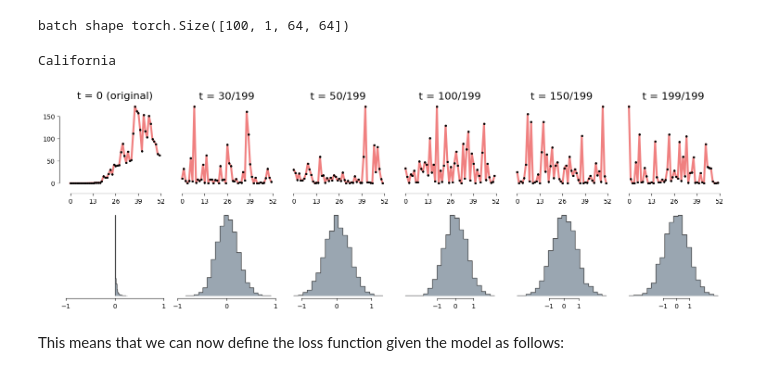
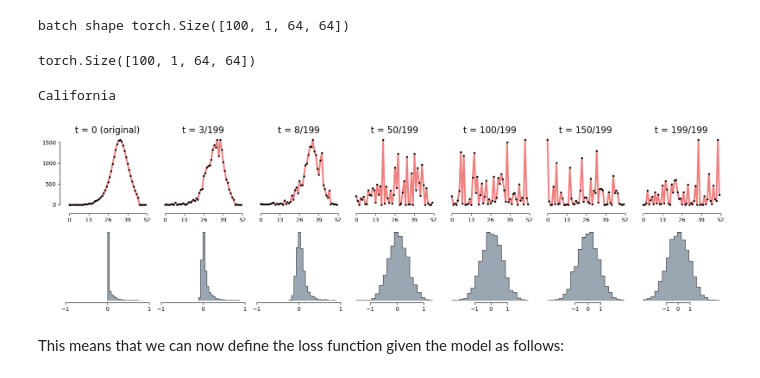
Before and after one commit to CyGei/influpaint, a Jupyter notebook: inpaintingFluForecasts.ipynb, the cells around one changed output. Saved outputs shown, nothing was run; the diff lists cells and outputs as text; code cells hidden in the pictures.

```diff
--- a/inpaintingFluForecasts.ipynb
+++ b/inpaintingFluForecasts.ipynb
@@ -231,11 +223,11 @@ transform = transforms.Compose([
                     data_classes.transform_sqrt,
                     transforms.Lambda(lambda t: data_classes.transform_channelwisescale(t, scale = 1/scaling_per_channel)),
                     transforms.Lambda(lambda t: data_classes.transform_channelwisescale(t, scale = 2)),
-                    transforms.Lambda(lambda t: data_classes.transform_random_padintime(t, min_shift = -20, max_shift = 20)),
-                    transforms.Lambda(lambda t: data_classes.transform_randomscale(t, min=.1, max=1.9)),
+                    #transforms.Lambda(lambda t: data_classes.transform_random_padintime(t, min_shift = -20, max_shift = 20)),
+                    #transforms.Lambda(lambda t: data_classes.transform_randomscale(t, min=.1, max=1.9)),
                     #transforms.Lambda(lambda t: data_classes.transform_randomnoise(t, sigma=.3)),
                     #transforms.Lambda(lambda t: data_classes.transform_skewednoise(t, scale=.4, a=-1.8))
-                    transforms.Lambda(lambda t: data_classes.transform_skewednoise(t, scale=.15, a=0))
+                    #transforms.Lambda(lambda t: data_classes.transform_skewednoise(t, scale=.15, a=0))
         ])
 
 transform_inv = transforms.Compose([
@@ -684,6 +676,10 @@ x_start = next(iter(dataloader))
 print(f"batch shape {batch.shape}")
 # %% [output]
 batch shape torch.Size([100, 1, 64, 64])
+# %%
+x_start.shape
+# %% [output]
+torch.Size([100, 1, 64, 64])
 # %%
 # forward diffusion
 def q_sample(x_start, t, noise=None):
@@ -741,35 +737,35 @@ def plot(imgs, row_title=None, col_title=None, with_histogram=True, plot_size=2,
 
     #if with_orig:
     #    axs[0, 0].set(title='Original')
     #    axs[0, 0].title.set_size(8)
     if row_title is not None:
         for row_idx in range(num_rows):
             axs[row_idx, 0].set(ylabel=row_title[row_idx])
     if col_title is not None:
         for col_idx in range(num_cols):
             axs[0, col_idx].set(title=col_title[col_idx])
             axs[0, col_idx].title.set_size(16)
 
     plt.tight_layout()
 
 #diffused_curves = [[q_sample(x_start[7,:], torch.tensor([t])) for t in [0, 50, 100, 150, 199]] ,
 #                   [q_sample(x_start[9,:], torch.tensor([t])) for t in [0, 50, 100, 150, 199]]]#
 #plot(diffused_curves, with_histogram=True)
 
 def plot_foward_diffusion(x_start, ts, with_histogram=True, plot_size=2, **imshow_kwargs):
     if not isinstance(x_start, list):
         # Make a 2d grid even if there's just 1 row
         x_start = [x_start]
     diffused_curves = [[x] + [q_sample(x, torch.tensor([t])) for t in ts] for x in x_start]
     col_title = ['t = 0 (original)'] + [f't = {t}/{timesteps-1}' for t in ts]
 
     plot(diffused_curves, with_histogram=with_histogram, plot_size=plot_size, col_title=col_title, **imshow_kwargs)
 
 
-plot_foward_diffusion([x_start[0,:]], ts=[30, 50, 100, 150, 199], with_histogram=True, plot_size= 2.5)
+plot_foward_diffusion([x_start[0,:]], ts=[3,8, 50, 100, 150, 199], with_histogram=True, plot_size= 2.5)
 # %% [output]
 California
-[figure, old version]
+[figure, new version]
 # %% [markdown]
 This means that we can now define the loss function given the model as follows:
 # %%
```
Also changed, not shown: parts of 9 cells of this notebook, 1 other file.
